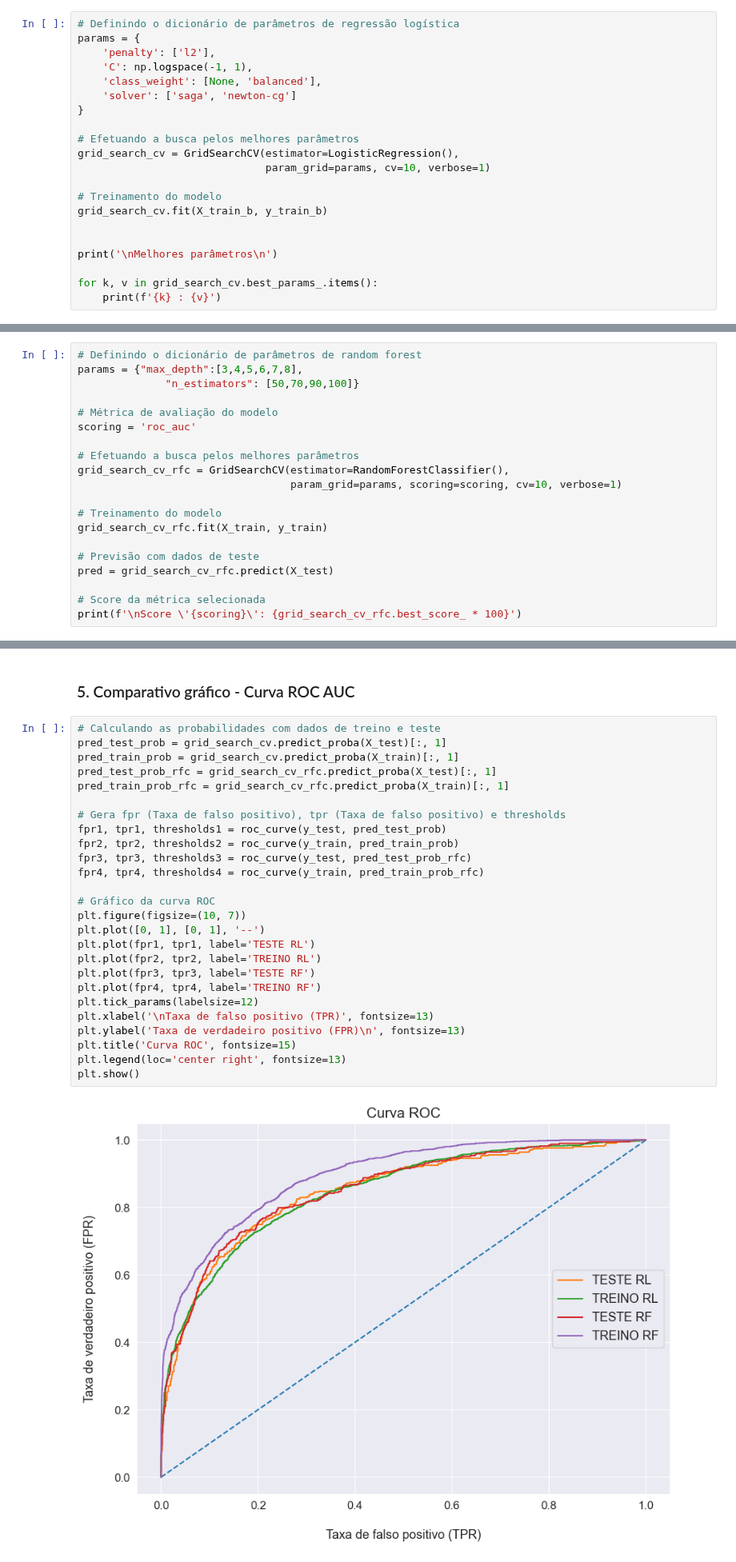
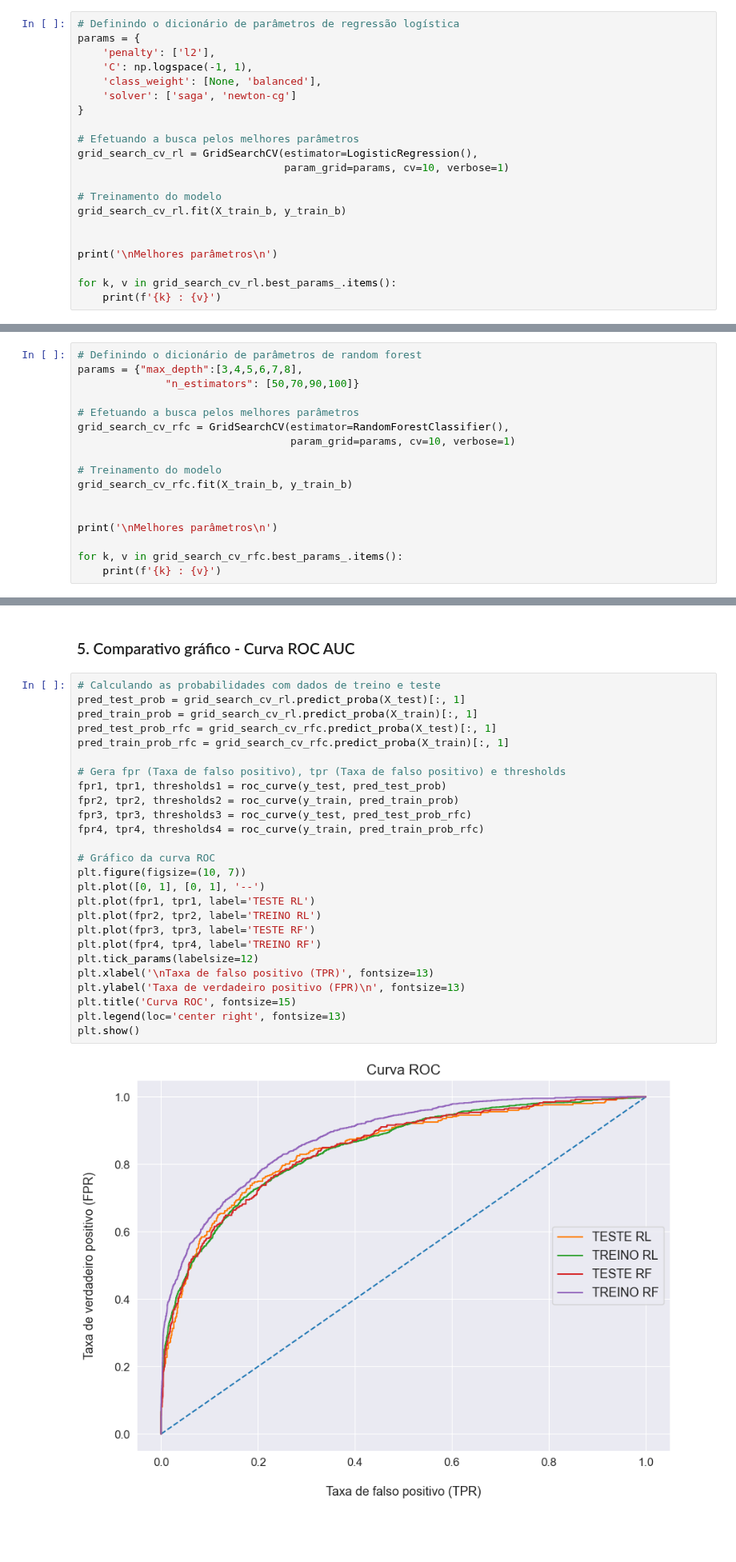
Before and after one commit to emso-exe/Churn_clientes_de_banco, a Jupyter notebook: churn_clientes_de_banco.ipynb, the cells around one changed output, grey strips where cells are left out. Shown at 80% size. Saved outputs shown, nothing was run; the diff lists cells and outputs as text; blank space fills up the shorter version.

```diff
--- a/churn_clientes_de_banco.ipynb
+++ b/churn_clientes_de_banco.ipynb
@@ -736,16 +738,16 @@ params = {
 }
 
 # Efetuando a busca pelos melhores parâmetros
-grid_search_cv = GridSearchCV(estimator=LogisticRegression(),
-                              param_grid=params, cv=10, verbose=1)
+grid_search_cv_rl = GridSearchCV(estimator=LogisticRegression(),
+                                 param_grid=params, cv=10, verbose=1)
 
 # Treinamento do modelo
-grid_search_cv.fit(X_train_b, y_train_b)
+grid_search_cv_rl.fit(X_train_b, y_train_b)
 
 
 print('\nMelhores parâmetros\n')
 
-for k, v in grid_search_cv.best_params_.items():
+for k, v in grid_search_cv_rl.best_params_.items():
     print(f'{k} : {v}')
 # %% [output]
 Fitting 10 folds for each of 200 candidates, totalling 2000 fits
@@ -815,21 +847,18 @@ Matriz de confusão
 params = {"max_depth":[3,4,5,6,7,8],
               "n_estimators": [50,70,90,100]}
 
-# Métrica de avaliação do modelo
-scoring = 'roc_auc'
-
 # Efetuando a busca pelos melhores parâmetros
 grid_search_cv_rfc = GridSearchCV(estimator=RandomForestClassifier(),
-                                  param_grid=params, scoring=scoring, cv=10, verbose=1)
+                                  param_grid=params, cv=10, verbose=1)
 
 # Treinamento do modelo
-grid_search_cv_rfc.fit(X_train, y_train)
+grid_search_cv_rfc.fit(X_train_b, y_train_b)
 
-# Previsão com dados de teste
-pred = grid_search_cv_rfc.predict(X_test)
 
-# Score da métrica selecionada
-print(f'\nScore \'{scoring}\': {grid_search_cv_rfc.best_score_ * 100}')
+print('\nMelhores parâmetros\n')
+
+for k, v in grid_search_cv_rfc.best_params_.items():
+    print(f'{k} : {v}')
 # %% [output]
 Fitting 10 folds for each of 24 candidates, totalling 240 fits
 
@@ -875,31 +928,31 @@ Matriz de confusão
 ### 5. Comparativo gráfico - Curva ROC AUC
 # %%
 # Calculando as probabilidades com dados de treino e teste
-pred_test_prob = grid_search_cv.predict_proba(X_test)[:, 1]
-pred_train_prob = grid_search_cv.predict_proba(X_train)[:, 1]
+pred_test_prob = grid_search_cv_rl.predict_proba(X_test)[:, 1]
+pred_train_prob = grid_search_cv_rl.predict_proba(X_train)[:, 1]
 pred_test_prob_rfc = grid_search_cv_rfc.predict_proba(X_test)[:, 1]
 pred_train_prob_rfc = grid_search_cv_rfc.predict_proba(X_train)[:, 1]
 
 # Gera fpr (Taxa de falso positivo), tpr (Taxa de falso positivo) e thresholds
 fpr1, tpr1, thresholds1 = roc_curve(y_test, pred_test_prob)
 fpr2, tpr2, thresholds2 = roc_curve(y_train, pred_train_prob)
 fpr3, tpr3, thresholds3 = roc_curve(y_test, pred_test_prob_rfc)
 fpr4, tpr4, thresholds4 = roc_curve(y_train, pred_train_prob_rfc)
 
 # Gráfico da curva ROC
 plt.figure(figsize=(10, 7))
 plt.plot([0, 1], [0, 1], '--')
 plt.plot(fpr1, tpr1, label='TESTE RL')
 plt.plot(fpr2, tpr2, label='TREINO RL')
 plt.plot(fpr3, tpr3, label='TESTE RF')
 plt.plot(fpr4, tpr4, label='TREINO RF')
 plt.tick_params(labelsize=12)
 plt.xlabel('\nTaxa de falso positivo (TPR)', fontsize=13)
 plt.ylabel('Taxa de verdadeiro positivo (FPR)\n', fontsize=13)
 plt.title('Curva ROC', fontsize=15)
 plt.legend(loc='center right', fontsize=13)
 plt.show()
 # %% [output]
-[figure, old version]
+[figure, new version]
 # %% [markdown]
 ## 6. Conclusão
```
Also changed, not shown: parts of 20 cells of this notebook.
